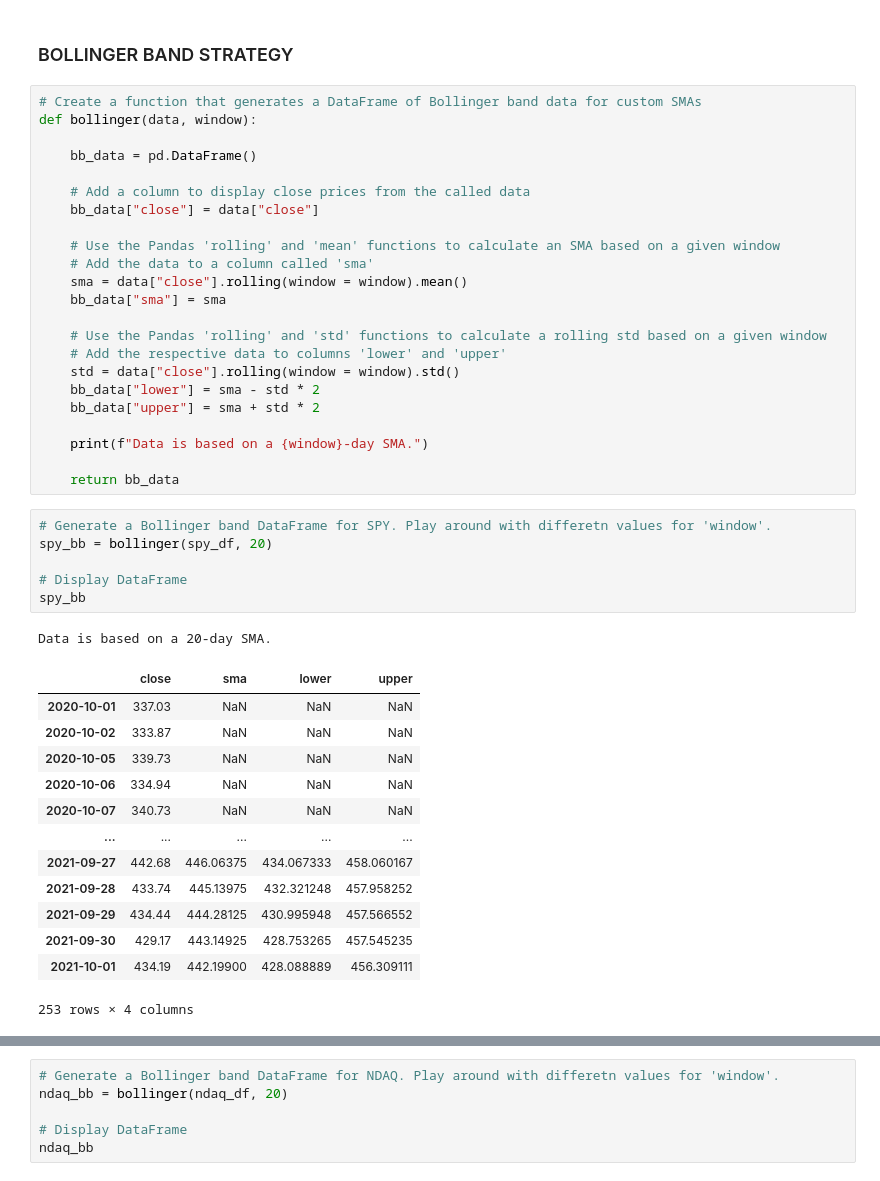
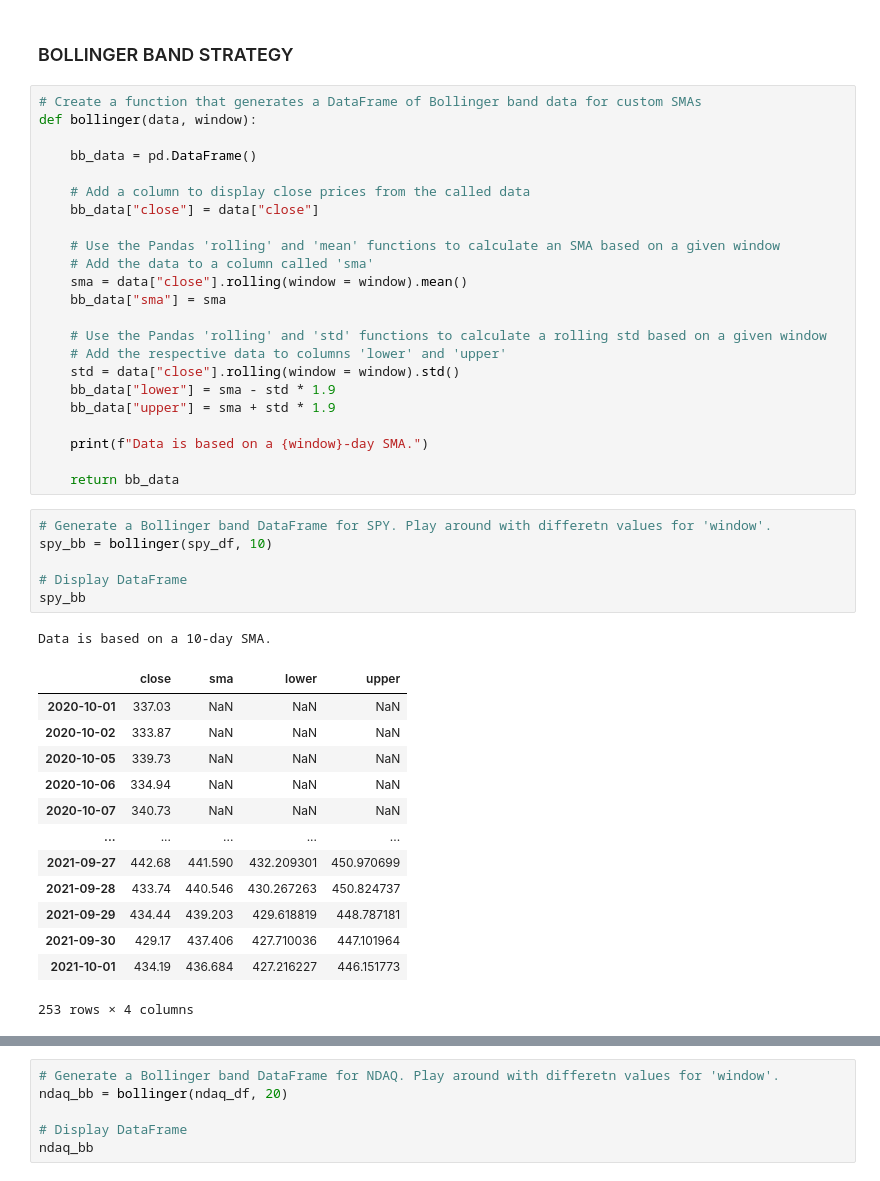
Before and after one commit to elliotlozano/bollinger_band_trading_algo, a Jupyter notebook: stock_data.ipynb, the cells around one changed output, grey strips where cells are left out. Cells and saved outputs as stored; diff of their text form.

```diff
--- a/stock_data.ipynb
+++ b/stock_data.ipynb
@@ -159,31 +159,31 @@ def bollinger(data, window):
     # Use the Pandas 'rolling' and 'std' functions to calculate a rolling std based on a given window
     # Add the respective data to columns 'lower' and 'upper'
     std = data["close"].rolling(window = window).std()
-    bb_data["lower"] = sma - std * 2
-    bb_data["upper"] = sma + std * 2
+    bb_data["lower"] = sma - std * 1.9
+    bb_data["upper"] = sma + std * 1.9
 
     print(f"Data is based on a {window}-day SMA.")
 
     return bb_data
 # %%
 # Generate a Bollinger band DataFrame for SPY. Play around with differetn values for 'window'.
-spy_bb = bollinger(spy_df, 20)
+spy_bb = bollinger(spy_df, 10)
 
 # Display DataFrame
 spy_bb
 # %% [output]
-Data is based on a 20-day SMA.
+Data is based on a 10-day SMA.
 |  | close | sma | lower | upper |
 | 2020-10-01 | 337.03 | NaN | NaN | NaN |
 | 2020-10-02 | 333.87 | NaN | NaN | NaN |
 | 2020-10-05 | 339.73 | NaN | NaN | NaN |
 | 2020-10-06 | 334.94 | NaN | NaN | NaN |
 | 2020-10-07 | 340.73 | NaN | NaN | NaN |
 | ... | ... | ... | ... | ... |
-| 2021-09-27 | 442.68 | 446.06375 | 434.067333 | 458.060167 |
-| 2021-09-28 | 433.74 | 445.13975 | 432.321248 | 457.958252 |
-| 2021-09-29 | 434.44 | 444.28125 | 430.995948 | 457.566552 |
-| 2021-09-30 | 429.17 | 443.14925 | 428.753265 | 457.545235 |
-| 2021-10-01 | 434.19 | 442.19900 | 428.088889 | 456.309111 |
+| 2021-09-27 | 442.68 | 441.590 | 432.209301 | 450.970699 |
+| 2021-09-28 | 433.74 | 440.546 | 430.267263 | 450.824737 |
+| 2021-09-29 | 434.44 | 439.203 | 429.618819 | 448.787181 |
+| 2021-09-30 | 429.17 | 437.406 | 427.710036 | 447.101964 |
+| 2021-10-01 | 434.19 | 436.684 | 427.216227 | 446.151773 |
 253 rows × 4 columns
 # %%
```
Also changed, not shown: parts of 1 cell of this notebook.
